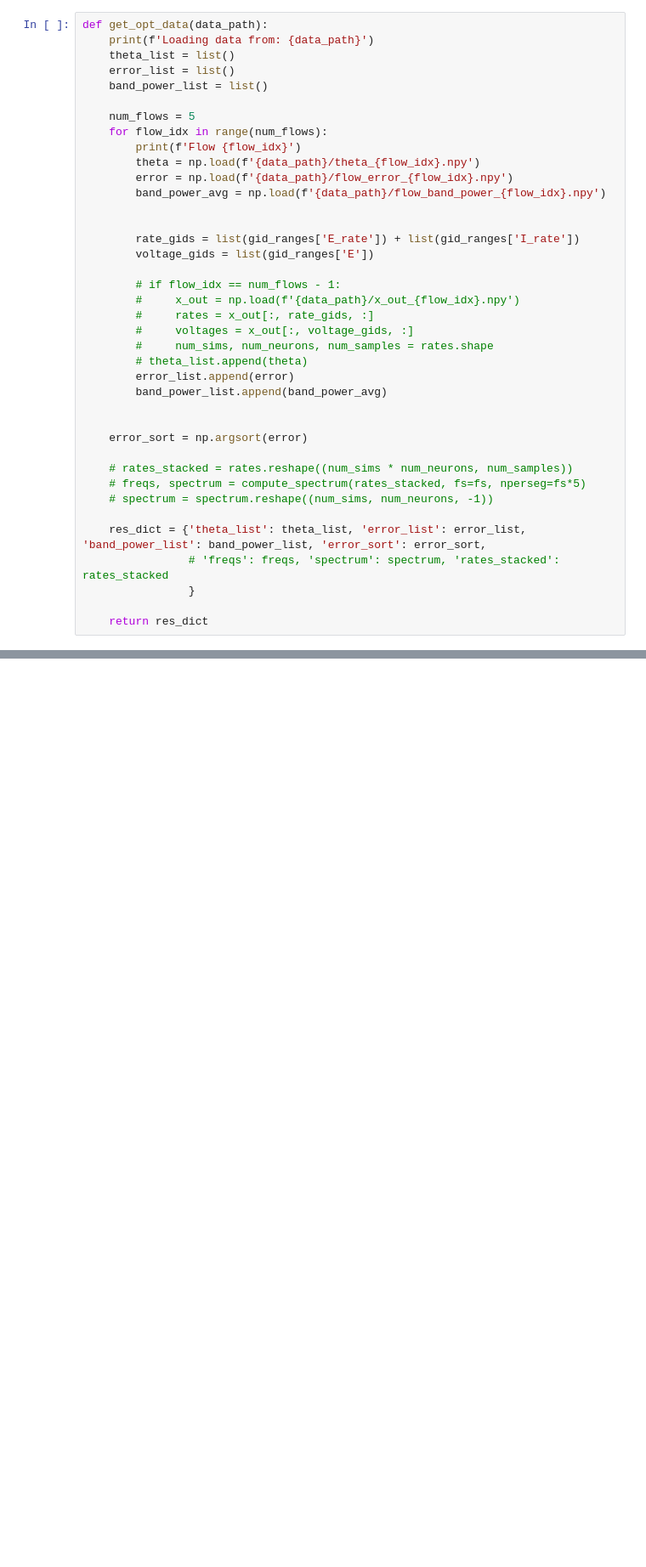
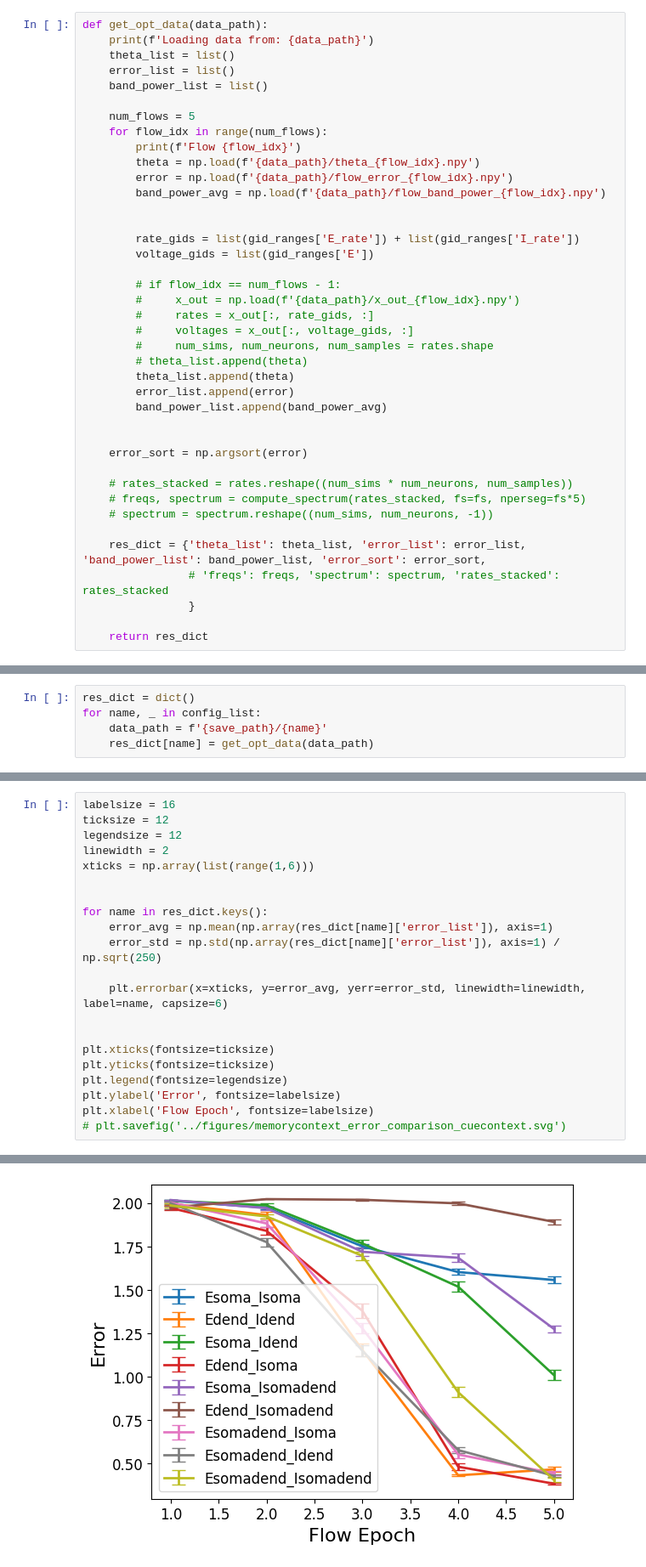
Before and after one commit to ntolley/dendractor, a Jupyter notebook: figures/plot_memorycontext_error_comparison.ipynb, the cells around one changed output, grey strips where cells are left out. Shown at 85% size. Saved outputs shown, nothing was run; the diff lists cells and outputs as text; blank space fills up the shorter version.

```diff
--- a/figures/plot_memorycontext_error_comparison.ipynb
+++ b/figures/plot_memorycontext_error_comparison.ipynb
@@ -117,6 +124,7 @@ def get_opt_data(data_path):
         #     voltages = x_out[:, voltage_gids, :]
         #     num_sims, num_neurons, num_samples = rates.shape
         # theta_list.append(theta)
+        theta_list.append(theta)
         error_list.append(error)
         band_power_list.append(band_power_avg)
 
@@ -160,0 +143,5 @@ Flow 4
+# %%
+res_dict = dict()
+for name, _ in config_list:
+    data_path = f'{save_path}/{name}'
+    res_dict[name] = get_opt_data(data_path)
@@ -249,0 +179,22 @@ plt.savefig('../figures/memorycontext_error_comparison_cell.svg')
+# %%
+labelsize = 16
+ticksize = 12
+legendsize = 12
+linewidth = 2
+xticks = np.array(list(range(1,6)))
+
+
+for name in res_dict.keys():
+    error_avg = np.mean(np.array(res_dict[name]['error_list']), axis=1)
+    error_std = np.std(np.array(res_dict[name]['error_list']), axis=1) / np.sqrt(250)
+
+    plt.errorbar(x=xticks, y=error_avg, yerr=error_std, linewidth=linewidth, label=name, capsize=6)
+
+
+plt.xticks(fontsize=ticksize)
+plt.yticks(fontsize=ticksize)
+plt.legend(fontsize=legendsize)
+plt.ylabel('Error', fontsize=labelsize)
+plt.xlabel('Flow Epoch', fontsize=labelsize)
+# plt.savefig('../figures/memorycontext_error_comparison_cuecontext.svg')
+# %% [output]
@@ -249,0 +202 @@ plt.savefig('../figures/memorycontext_error_comparison_cell.svg')
+[figure, added]
```
Also changed, not shown: parts of 10 cells of this notebook, 5 other files.
